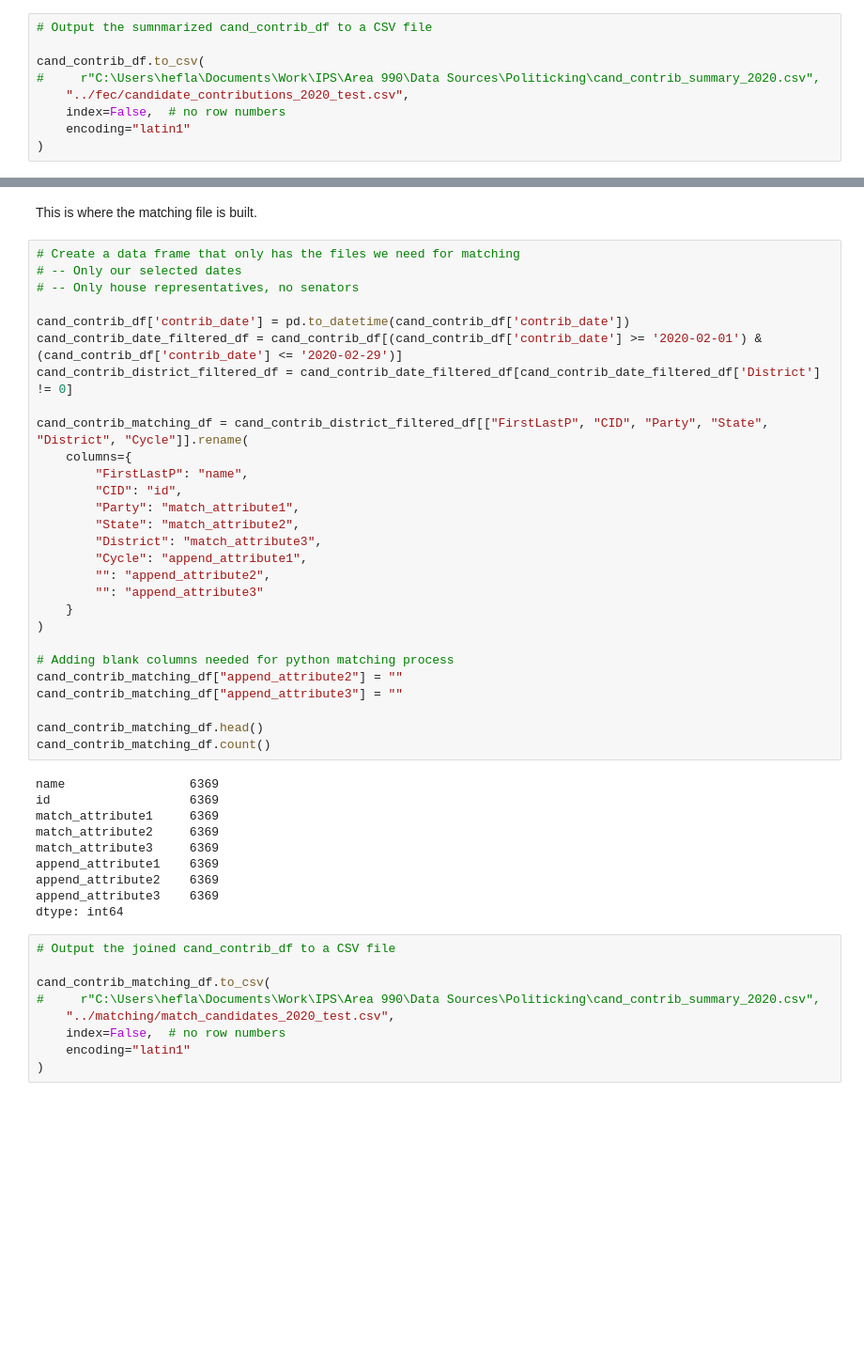
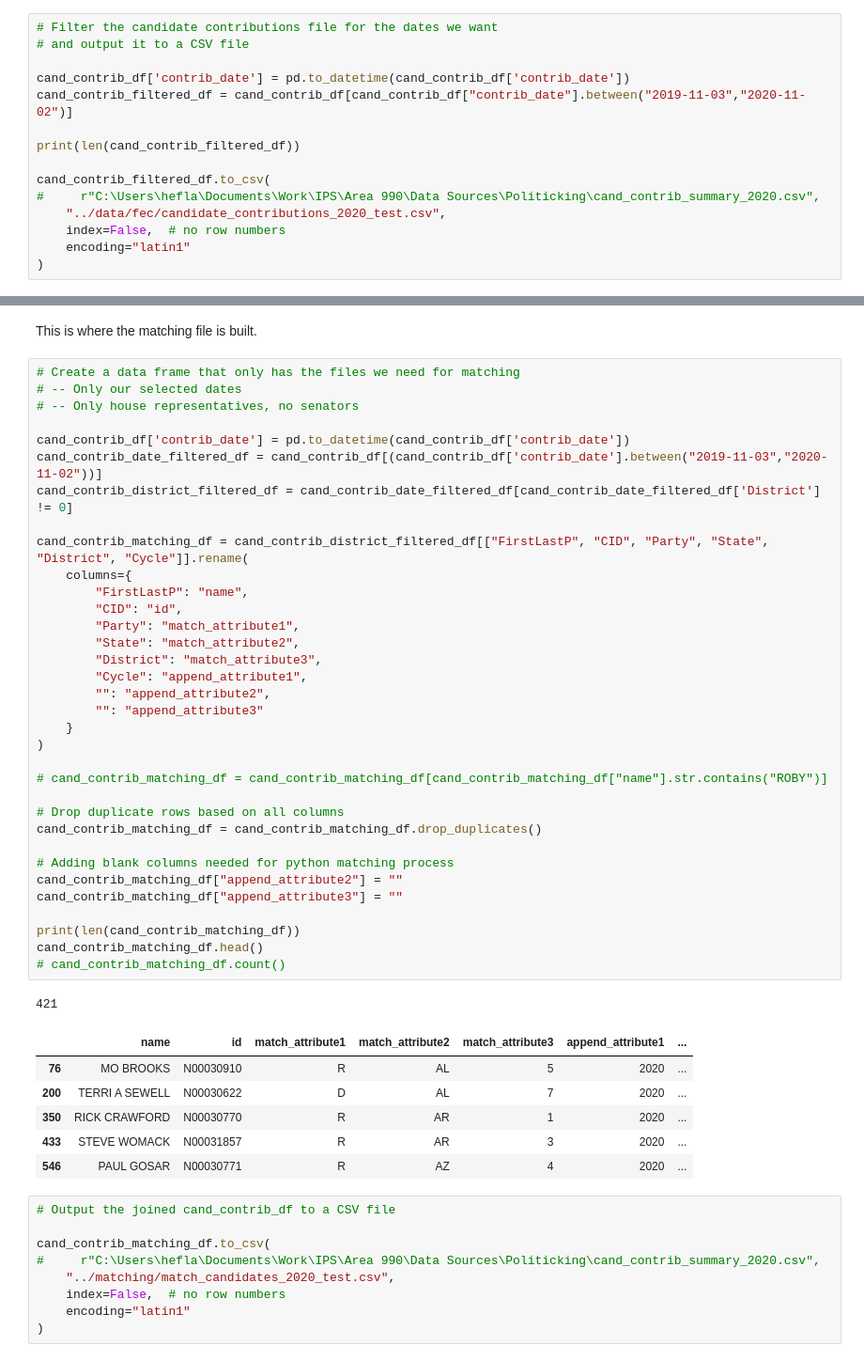
Before and after one commit to marobinette/cfd-project-ds1, a Jupyter notebook: notebooks/Open_Secrets_ETL.ipynb, the cells around one changed output, grey strips where cells are left out. Shown: that part at 94% size. Drawn from its saved outputs; the diff is of its cells as text; blank space fills up the shorter version.

Commit message:
Changed date range to pull in all of 2019-2020 cycle

```diff
--- a/notebooks/Open_Secrets_ETL.ipynb
+++ b/notebooks/Open_Secrets_ETL.ipynb
@@ -228,11 +228,17 @@ cand_contrib_df.head()
 | 3 | 2020 | H0AL02087 | N00030768 | MARTHA ROBY | R | AL02 | AL02 |  | ... |
 | 4 | 2020 | H0AL02087 | N00030768 | MARTHA ROBY | R | AL02 | AL02 |  | ... |
 # %%
-# Output the sumnmarized cand_contrib_df to a CSV file
+# Filter the candidate contributions file for the dates we want
+# and output it to a CSV file
 
-cand_contrib_df.to_csv(
+cand_contrib_df['contrib_date'] = pd.to_datetime(cand_contrib_df['contrib_date'])
+cand_contrib_filtered_df = cand_contrib_df[cand_contrib_df["contrib_date"].between("2019-11-03","2020-11-02")]
+
+print(len(cand_contrib_filtered_df))
+
+cand_contrib_filtered_df.to_csv(
 #     r"C:\Users\hefla\Documents\Work\IPS\Area 990\Data Sources\Politicking\cand_contrib_summary_2020.csv",
-    "../fec/candidate_contributions_2020_test.csv",
+    "../data/fec/candidate_contributions_2020_test.csv",
     index=False,  # no row numbers
     encoding="latin1"
 )
@@ -375,41 +383,45 @@ This is where the matching file is built.
 # %%
 # Create a data frame that only has the files we need for matching
 # -- Only our selected dates
 # -- Only house representatives, no senators
 
 cand_contrib_df['contrib_date'] = pd.to_datetime(cand_contrib_df['contrib_date'])
-cand_contrib_date_filtered_df = cand_contrib_df[(cand_contrib_df['contrib_date'] >= '2020-02-01') & (cand_contrib_df['contrib_date'] <= '2020-02-29')]
+cand_contrib_date_filtered_df = cand_contrib_df[(cand_contrib_df['contrib_date'].between("2019-11-03","2020-11-02"))]
 cand_contrib_district_filtered_df = cand_contrib_date_filtered_df[cand_contrib_date_filtered_df['District'] != 0]
 
 cand_contrib_matching_df = cand_contrib_district_filtered_df[["FirstLastP", "CID", "Party", "State", "District", "Cycle"]].rename(
     columns={
         "FirstLastP": "name",
         "CID": "id",
         "Party": "match_attribute1",
         "State": "match_attribute2",
         "District": "match_attribute3",
         "Cycle": "append_attribute1",
         "": "append_attribute2",
         "": "append_attribute3"
     }
 )
 
+# cand_contrib_matching_df = cand_contrib_matching_df[cand_contrib_matching_df["name"].str.contains("ROBY")]
+
+# Drop duplicate rows based on all columns
+cand_contrib_matching_df = cand_contrib_matching_df.drop_duplicates()
+
 # Adding blank columns needed for python matching process
 cand_contrib_matching_df["append_attribute2"] = ""
 cand_contrib_matching_df["append_attribute3"] = ""
 
+print(len(cand_contrib_matching_df))
 cand_contrib_matching_df.head()
-cand_contrib_matching_df.count()
+# cand_contrib_matching_df.count()
 # %% [output]
-name                 6369
-id                   6369
-match_attribute1     6369
-match_attribute2     6369
-match_attribute3     6369
-append_attribute1    6369
-append_attribute2    6369
-append_attribute3    6369
-dtype: int64
+421
+|  | name | id | match_attribute1 | match_attribute2 | match_attribute3 | append_attribute1 | ... |
+| 76 | MO BROOKS | N00030910 | R | AL | 5 | 2020 | ... |
+| 200 | TERRI A SEWELL | N00030622 | D | AL | 7 | 2020 | ... |
+| 350 | RICK CRAWFORD | N00030770 | R | AR | 1 | 2020 | ... |
+| 433 | STEVE WOMACK | N00031857 | R | AR | 3 | 2020 | ... |
+| 546 | PAUL GOSAR | N00030771 | R | AZ | 4 | 2020 | ... |
 # %%
 # Output the joined cand_contrib_df to a CSV file
 
```
Also changed, not shown: parts of 1 cell of this notebook, 2 other files.
